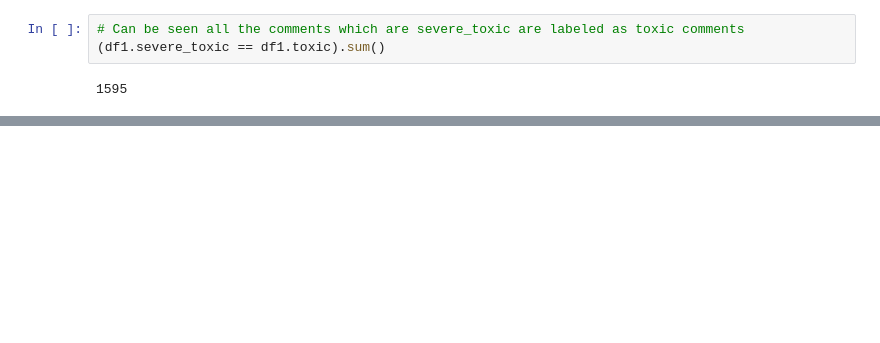
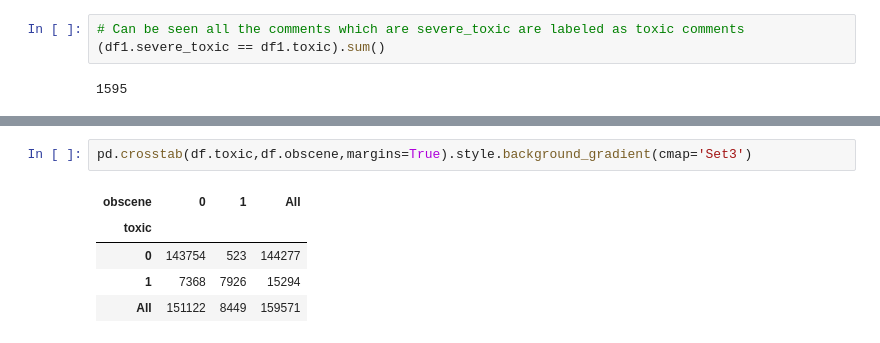
Before and after one commit to Navjotbians/toxic-comment-classifier, a Jupyter notebook: Notebooks/EDA.ipynb, the cells around one changed output, grey strips where cells are left out. Saved outputs shown, nothing was run; the diff lists cells and outputs as text; blank space fills up the shorter version.

```diff
--- a/Notebooks/EDA.ipynb
+++ b/Notebooks/EDA.ipynb
@@ -134,0 +143,8 @@ df1.head()
+# %%
+pd.crosstab(df.toxic,df.obscene,margins=True).style.background_gradient(cmap='Set3')
+# %% [output]
+| obscene | 0 | 1 | All |
+| toxic |  |  |  |
+| 0 | 143754 | 523 | 144277 |
+| 1 | 7368 | 7926 | 15294 |
+| All | 151122 | 8449 | 159571 |
```
Also changed, not shown: parts of 2 cells of this notebook.
